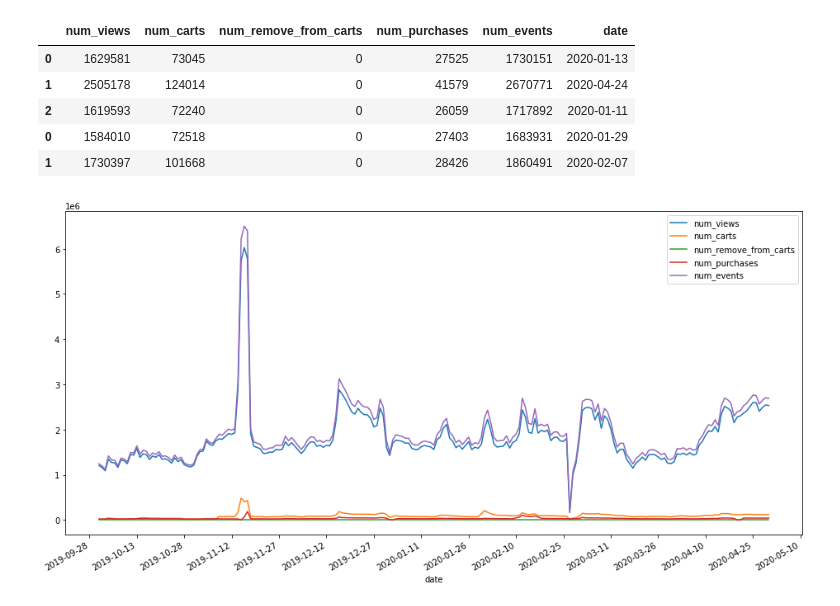
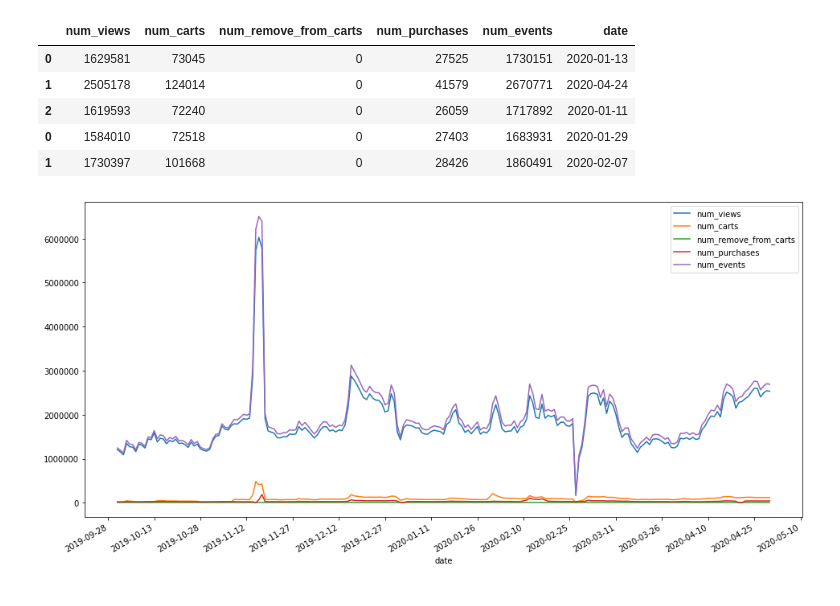
Before and after one commit to SamFangshan/Spark-eCommerce-Behavior-Data-Analysis, a Jupyter notebook: notebook/result_analysis.ipynb, the cells around one changed output. Saved outputs shown, nothing was run; the diff lists cells and outputs as text; code cells hidden in the pictures.

```diff
--- a/notebook/result_analysis.ipynb
+++ b/notebook/result_analysis.ipynb
@@ -32,9 +35,10 @@ total_events_df.head()
 # %%
 f, axes = plt.subplots(1, 1, figsize=(16, 8))
 ax = sb.lineplot(data=total_events_df.set_index('date'), dashes=False)
 ax.xaxis.set_major_formatter(mdates.DateFormatter('%Y-%m-%d'))
 ax.xaxis.set_major_locator(mdates.DayLocator(interval=15))
 plt.gcf().autofmt_xdate()
+plt.ticklabel_format(style='plain', axis='y')
 plt.show()
 # %% [output]
-[figure, old version]
+[figure, new version]
```
Also changed, not shown: parts of 41 cells of this notebook, 1 other file.
